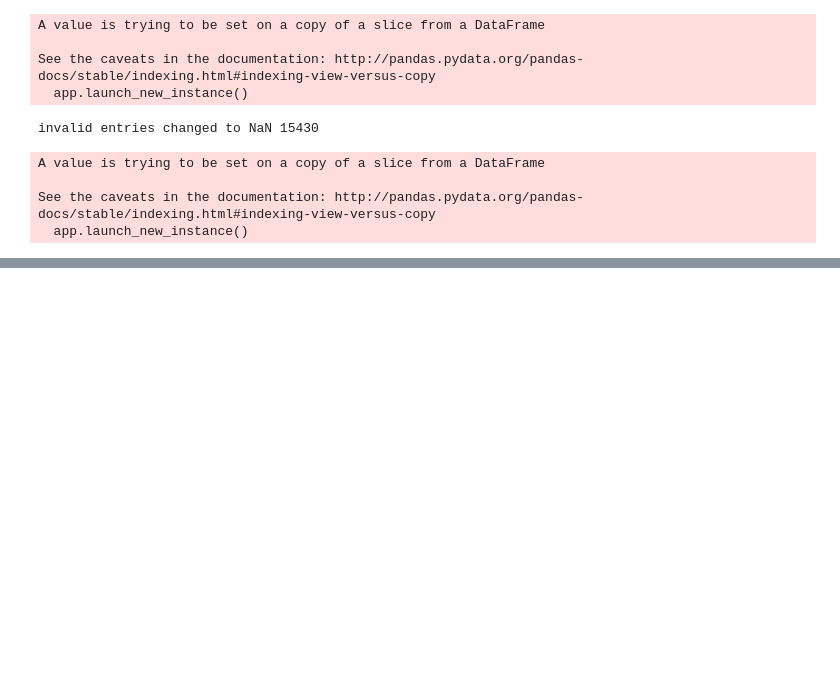
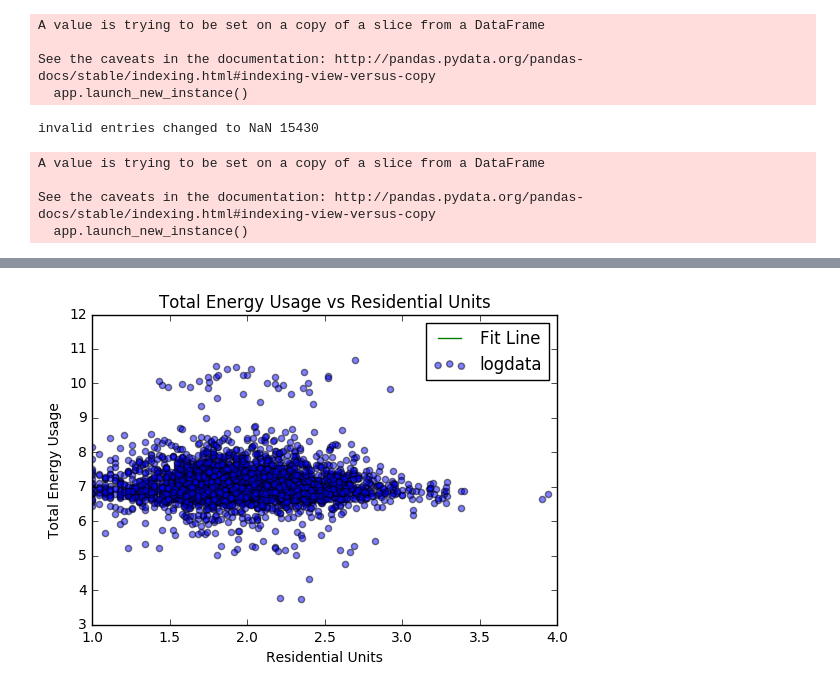
Before and after one commit to nyunyc/PUI2016_oa691, a Jupyter notebook: HW_6/HW6_1.ipynb, the cells around one changed output, grey strips where cells are left out. Drawn from its saved outputs; the diff is of its cells as text; code cells hidden in the pictures; blank space fills up the shorter version.

```diff
--- a/HW_6/HW6_1.ipynb
+++ b/HW_6/HW6_1.ipynb
@@ -185,0 +341,30 @@ AttributeError: 'GeoDataFrame' object has no attribute 'BBL'
+# %%
+# Adding the fit line, using code from skeleton notebook
+
+import statsmodels.api as sm
+import matplotlib.pyplot as plt
+from statsmodels.sandbox.regression.predstd import wls_prediction_std
+
+X = sm.add_constant(np.log10(bblnrg.UnitsRes))
+model = sm.OLS(np.log10(bblnrg.Total_Energy_Usage), X, missing='drop')
+fit_1 = model.fit()
+Y = fit_1.predict()
+y = np.log10(bblnrg.Total_Energy_Usage)
+sigma = y/2
+chisq = ((y - Y)**2 / sigma**2).sum()
+
+print ("Chi-Sqaure Result {}".format(chisq))
+# %%
+pl.scatter(log10(bblnrg.UnitsRes), log10(bblnrg.Total_Energy_Usage), alpha=0.5, label="logdata")
+x_line = np.linspace(1,4,1000)
+x_fit = sm.add_constant(x_line)
+pl.plot(x_line, fit_1.predict(x_fit), 'g-', label="Fit Line")
+pl.plot()
+pl.ylabel("Total Energy Usage")
+pl.xlabel("Residential Units")
+pl.title("Total Energy Usage vs Residential Units")
+plt.xlim([1,4])
+pl.legend(loc="best")
+pl.show()
+# %% [output]
+[figure, added]
```
Also changed, not shown: parts of 36 cells of this notebook, 1 other file.
